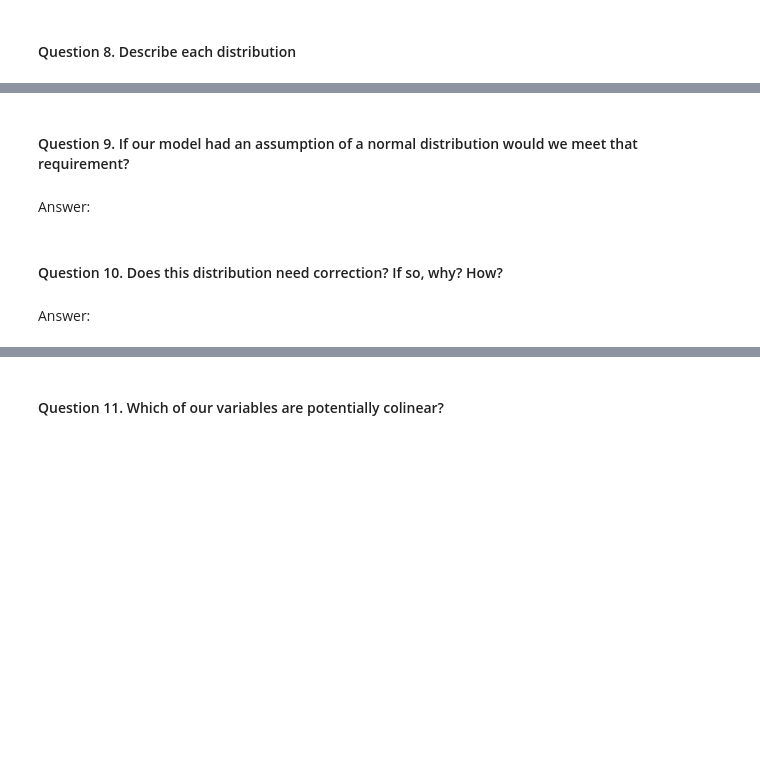
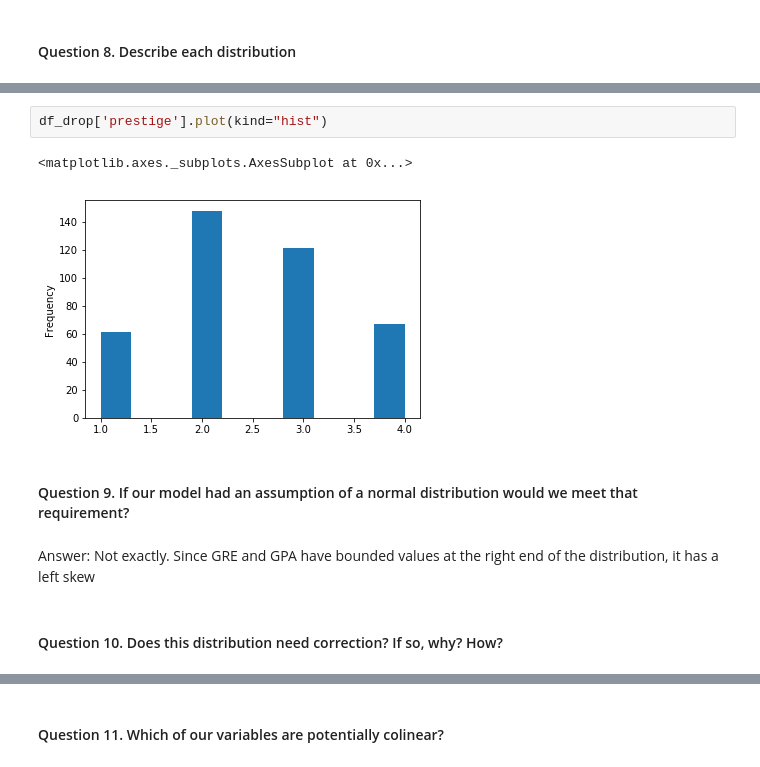
Before and after one commit to jquella/DS-SF-31-jquella, a Jupyter notebook: Projects/Project_2/project2-JQ.ipynb, the cells around one changed output, grey strips where cells are left out. Cells and saved outputs as stored; diff of their text form; blank space fills up the shorter version.

```diff
--- a/Projects/Project_2/project2-JQ.ipynb
+++ b/Projects/Project_2/project2-JQ.ipynb
@@ -108,8 +115,11 @@ pd.scatter_matrix(df_drop, alpha = 0.3, figsize = (14,8), diagonal = 'kde');
+# %%
+df_drop['prestige'].plot(kind="hist")
+# %% [output]
+<matplotlib.axes._subplots.AxesSubplot at 0x...>
+[figure, added]
 # %% [markdown]
 #### Question 9.  If our model had an assumption of a normal distribution would we meet that requirement?
-# %% [markdown]
-Answer:
+# %% [markdown]
+Answer: Not exactly. Since GRE and GPA have bounded values at the right end of the distribution, it has a left skew
 # %% [markdown]
 #### Question 10.  Does this distribution need correction? If so, why? How?
-# %% [markdown]
-Answer:
```
Also changed, not shown: parts of 21 cells of this notebook.
